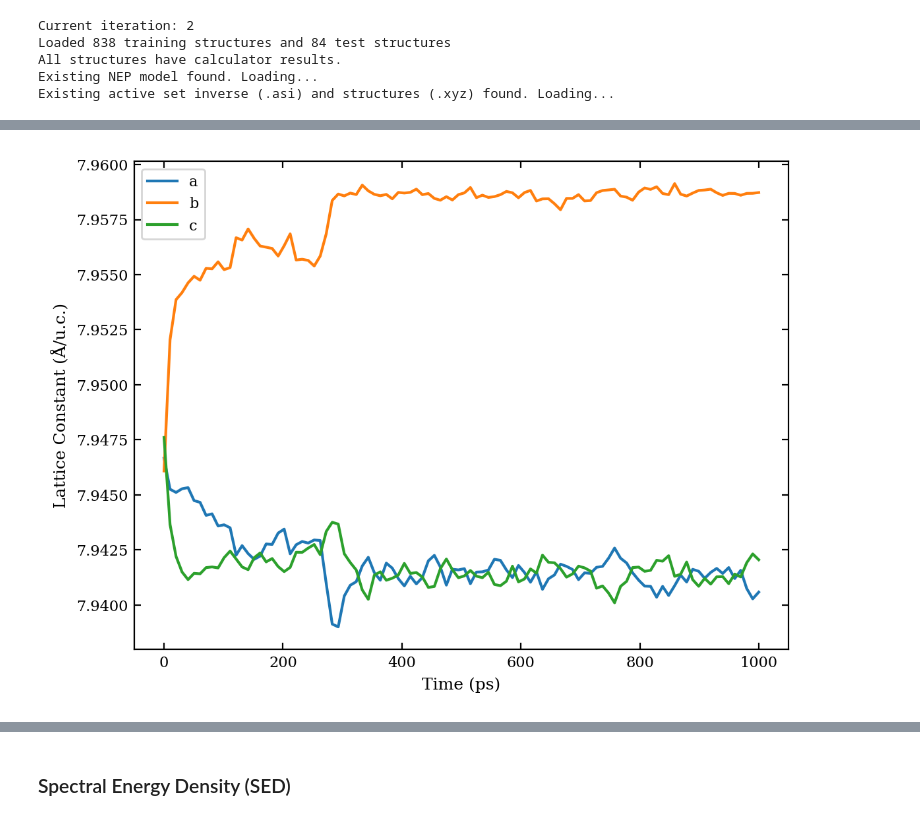
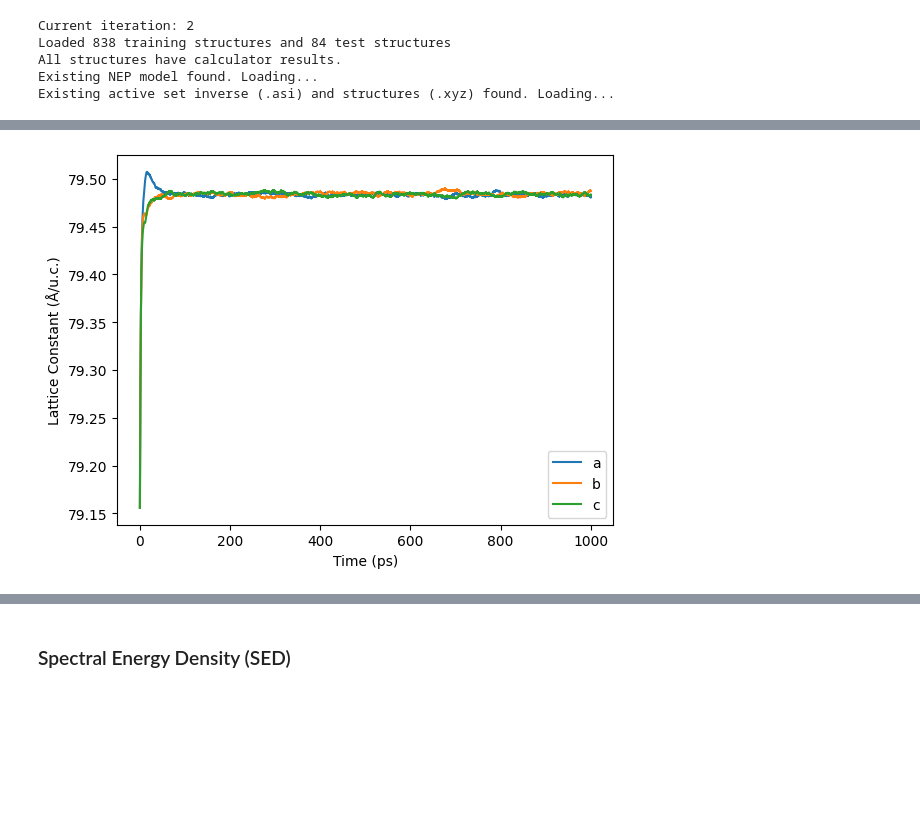
Before and after one commit to ThomasRavnborg/OxideSlabs, a Jupyter notebook: MLtraining.ipynb, the cells around one changed output, grey strips where cells are left out. Saved outputs shown, nothing was run; the diff lists cells and outputs as text; code cells hidden in the pictures; blank space fills up the shorter version.

```diff
--- a/MLtraining.ipynb
+++ b/MLtraining.ipynb
@@ -1607,8 +1643,8 @@ def load_thermo(thermo_file, run_file):
     }
 # %%
 # read thermo.out and extract temperature and energy
-thermo_file = 'results/ALnep/iteration_2/md_production/Ba8O24Ti8/100K/thermo.out'
-run_file = 'results/ALnep/iteration_2/md_production/Ba8O24Ti8/100K/run.in'
+thermo_file = 'results/ALnep/iteration_2/npt_ber_production/Ba8O24Ti8/600K/thermo.out'
+run_file = 'results/ALnep/iteration_2/npt_ber_production/Ba8O24Ti8/600K/run.in'
 thermo = load_thermo(thermo_file, run_file)
 # %%
 # Plot histogram of Pxy, Pxz, and Pyz
@@ -1649,13 +1706,13 @@ plt.show()
 # %%
-plt.plot(thermo['t']/1e3, thermo['cell'][0], label='a')
-plt.plot(thermo['t']/1e3, thermo['cell'][1], label='b')
-plt.plot(thermo['t']/1e3, thermo['cell'][2], label='c')
+plt.plot(thermo['t']/1e3, thermo['a'], label='a')
+plt.plot(thermo['t']/1e3, thermo['b'], label='b')
+plt.plot(thermo['t']/1e3, thermo['c'], label='c')
 plt.xlabel('Time (ps)')
 plt.ylabel('Lattice Constant (Å/u.c.)')
 plt.legend()
 plt.show()
 # %% [output]
-[figure, old version]
+[figure, new version]
 # %%
 a = np.array([])
 b = np.array([])
```
Also changed, not shown: parts of 12 cells of this notebook, 1 other file.
